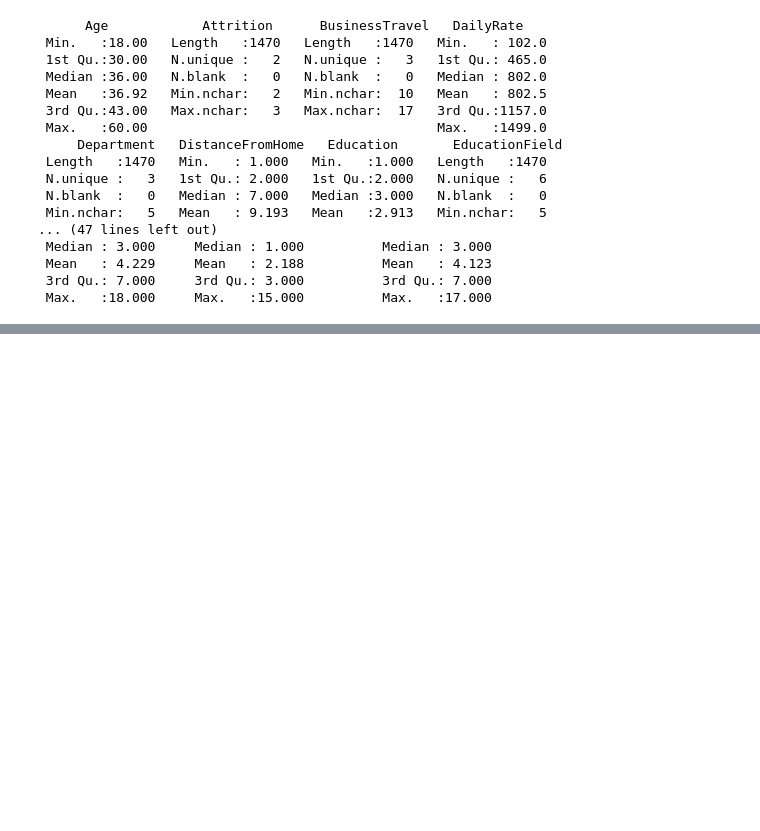
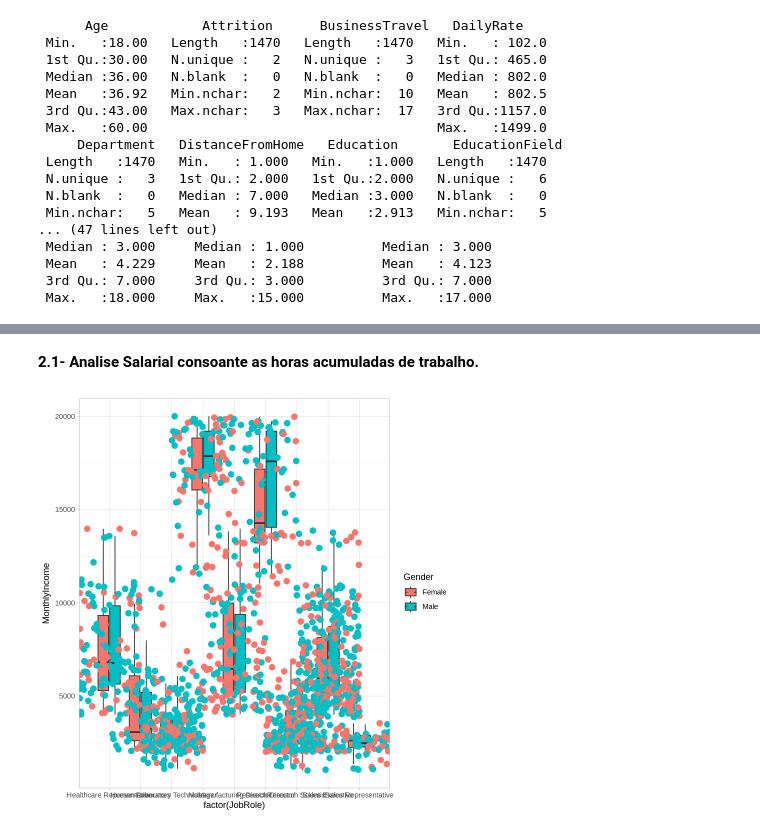
Before and after one commit to Edgar295/CEGID-ACADEMY-DA, a Jupyter notebook: python-basics/google-colab-r.ipynb, the cells around one changed output, grey strips where cells are left out. Cells and saved outputs as stored; diff of their text form; code cells hidden in the pictures; blank space fills up the shorter version.

```diff
--- a/python-basics/google-colab-r.ipynb
+++ b/python-basics/google-colab-r.ipynb
@@ -84,0 +88,15 @@ Gender_Department <-HREmployeeDF %>%
+# %% [markdown]
+**2.1- Analise Salarial consoante as horas acumuladas de trabalho.**
+# %%
+HREmployeeDF %>%
+  ggplot(aes(x = factor(JobRole),
+             y = MonthlyIncome,
+             fill = Gender)) +
+  geom_boxplot(alpha = 5, outlier.shape = NA) +
+  geom_jitter(aes(color = Gender),
+              width = 1,
+              alpha = 1,
+              size = 3) +
+  theme_light()
+# %% [output]
+[figure, added]
```
Also changed, not shown: parts of 26 cells of this notebook.
